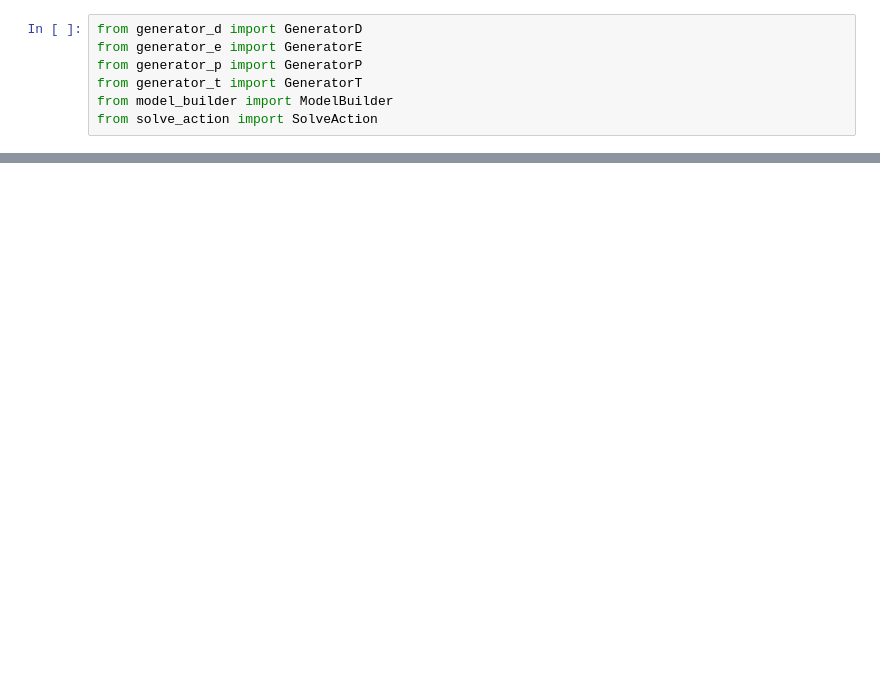
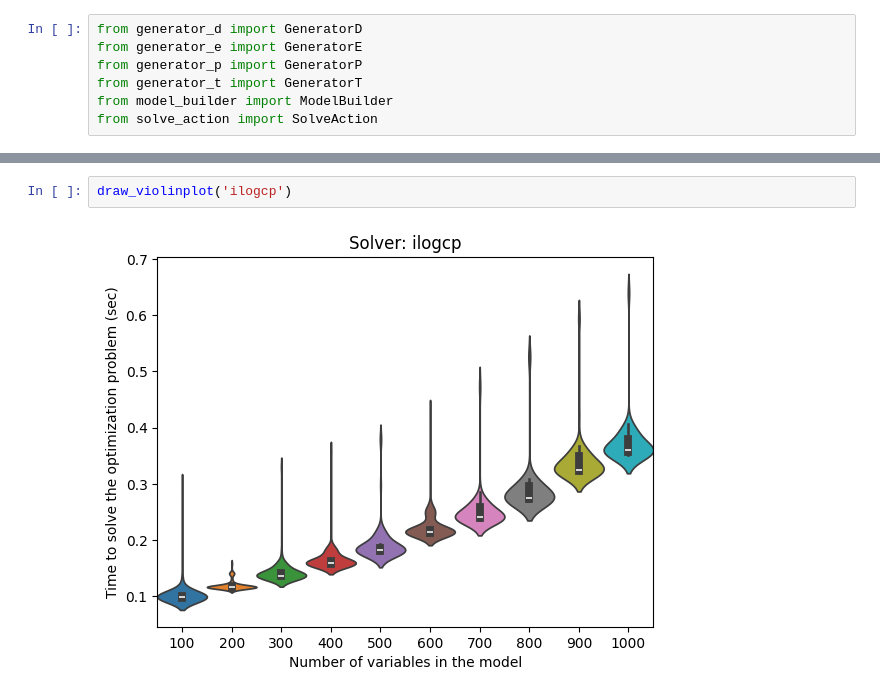
Before and after one commit to Dambr/yewking, a Jupyter notebook: task_description/index.ipynb, the cells around one changed output, grey strips where cells are left out. Cells and saved outputs as stored; diff of their text form; blank space fills up the shorter version.

```diff
--- a/task_description/index.ipynb
+++ b/task_description/index.ipynb
@@ -97,0 +326,4 @@ with_glpk.solve().duration
+# %%
+draw_violinplot('ilogcp')
+# %% [output]
+[figure, added]
```
Also changed, not shown: parts of 30 cells of this notebook, 4 other files.
